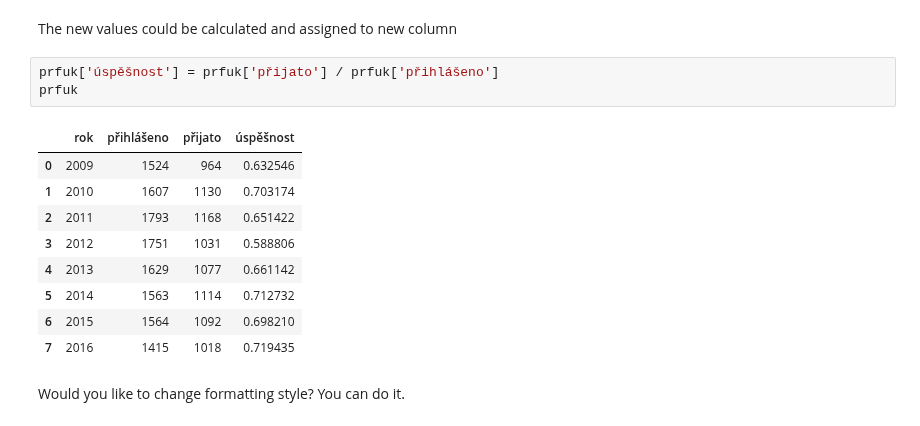
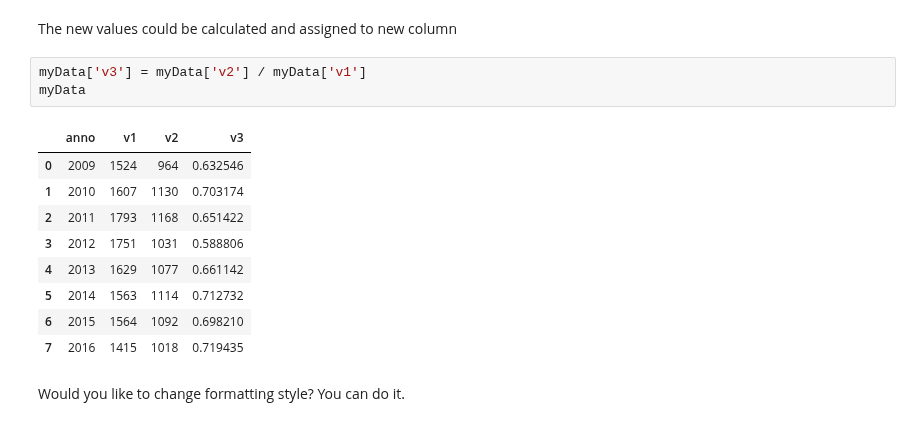
Before and after one commit to serivan/mldmlab, a Jupyter notebook: Python-Introduction/05a-pandas-titanic.ipynb, the cells around one changed output. Cells and saved outputs as stored; diff of their text form.

```diff
--- a/Python-Introduction/05a-pandas-titanic.ipynb
+++ b/Python-Introduction/05a-pandas-titanic.ipynb
@@ -281,19 +281,19 @@ přijato       1077
 Name: 2013, dtype: int64
 # %% [markdown]
 The new values could be calculated and assigned to new column
-# %%
-prfuk['úspěšnost'] = prfuk['přijato'] / prfuk['přihlášeno']
-prfuk
-# %% [output]
-|  | rok | přihlášeno | přijato | úspěšnost |
-| 0 | 2009 | 1524 | 964 | 0.632546 |
-| 1 | 2010 | 1607 | 1130 | 0.703174 |
-| 2 | 2011 | 1793 | 1168 | 0.651422 |
-| 3 | 2012 | 1751 | 1031 | 0.588806 |
-| 4 | 2013 | 1629 | 1077 | 0.661142 |
-| 5 | 2014 | 1563 | 1114 | 0.712732 |
-| 6 | 2015 | 1564 | 1092 | 0.698210 |
-| 7 | 2016 | 1415 | 1018 | 0.719435 |
+# %%
+myData['v3'] = myData['v2'] / myData['v1']
+myData
+# %% [output]
+|  | anno | v1 | v2 | v3 |
+| 0 | 2009 | 1524 | 964 | 0.632546 |
+| 1 | 2010 | 1607 | 1130 | 0.703174 |
+| 2 | 2011 | 1793 | 1168 | 0.651422 |
+| 3 | 2012 | 1751 | 1031 | 0.588806 |
+| 4 | 2013 | 1629 | 1077 | 0.661142 |
+| 5 | 2014 | 1563 | 1114 | 0.712732 |
+| 6 | 2015 | 1564 | 1092 | 0.698210 |
+| 7 | 2016 | 1415 | 1018 | 0.719435 |
 # %% [markdown]
 Would you like to change formatting style? You can do it.
 # %%
```
Also changed, not shown: parts of 19 cells of this notebook.
